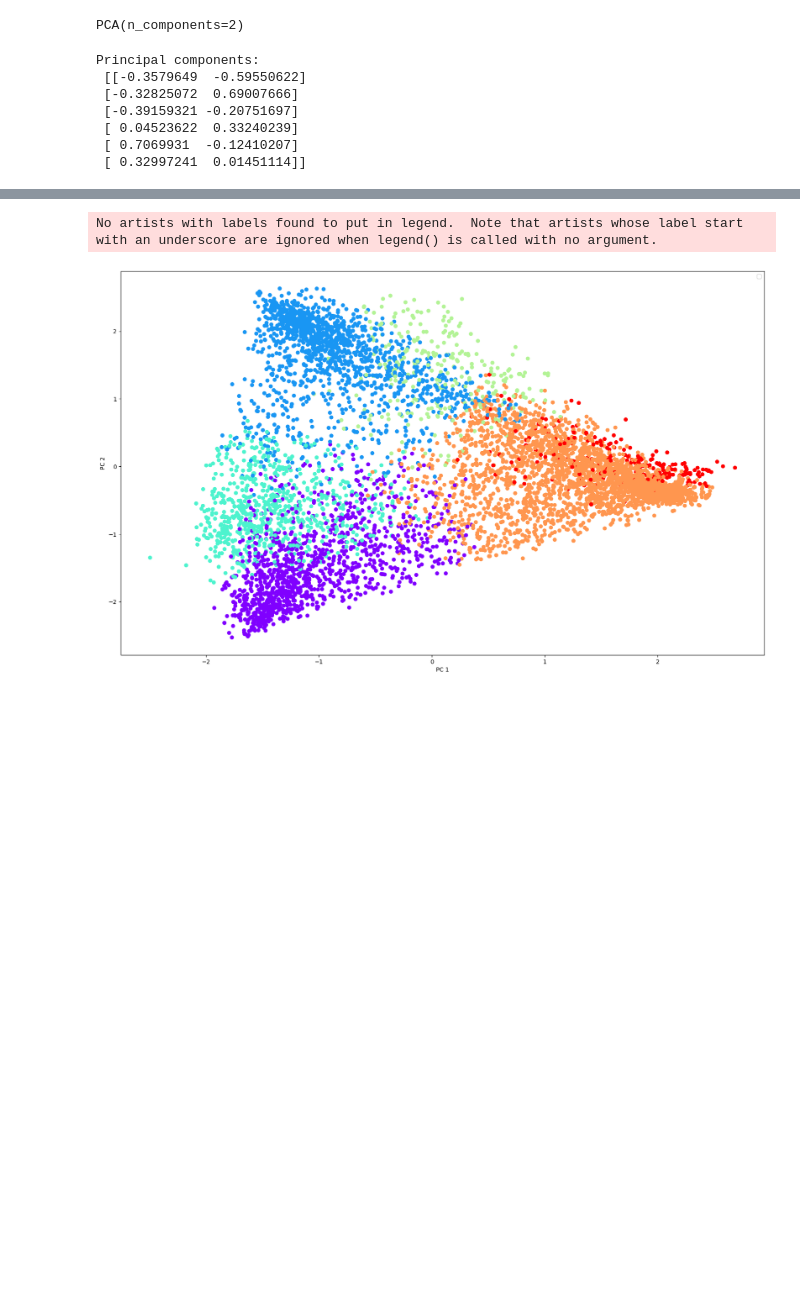
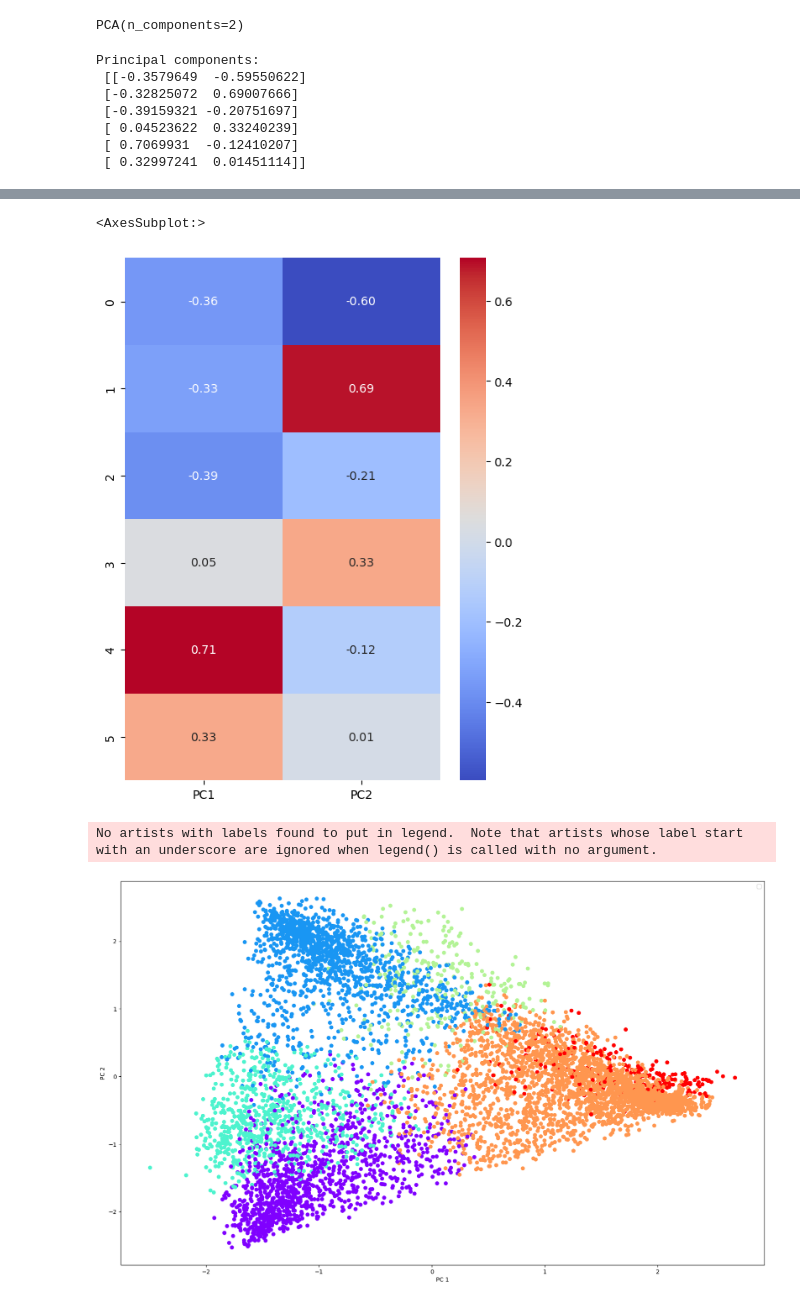
Before and after one commit to PreamJ/LDA_TopicModelling_Legal, a Jupyter notebook: dime_redu/PCA.ipynb, the cells around one changed output, grey strips where cells are left out. Cells and saved outputs as stored; diff of their text form; code cells hidden in the pictures; blank space fills up the shorter version.

```diff
--- a/dime_redu/PCA.ipynb
+++ b/dime_redu/PCA.ipynb
@@ -140,3 +146,6 @@ print("Transformed shape (#instances, #features):", X_pca.shape)
 Total variation explained : [0.26740677 0.23370084] = 50.11 %
 Original shape (#instances, #features):    (6531, 6)
 Transformed shape (#instances, #features): (6531, 2)
+# %%
+dpc = pd.DataFrame(pca.components_.T, index = ['0','1','2','3','4','5'], columns=[f'PC{n+1}' for n in range(2)])
+dpc
@@ -143,3 +160,10 @@ Transformed shape (#instances, #features): (6531, 2)
+# %%
+import seaborn as sns
+fig, ax = plt.subplots(figsize=(6,8))
+sns.heatmap(dpc, cmap='coolwarm', annot=True, fmt='.2f')
+# %% [output]
+<AxesSubplot:>
+[figure, added]
 # %%
 fig, ax = plt.subplots(figsize=(20, 12))
 ax.legend()
```
Also changed, not shown: parts of 6 cells of this notebook, 15 other files.
